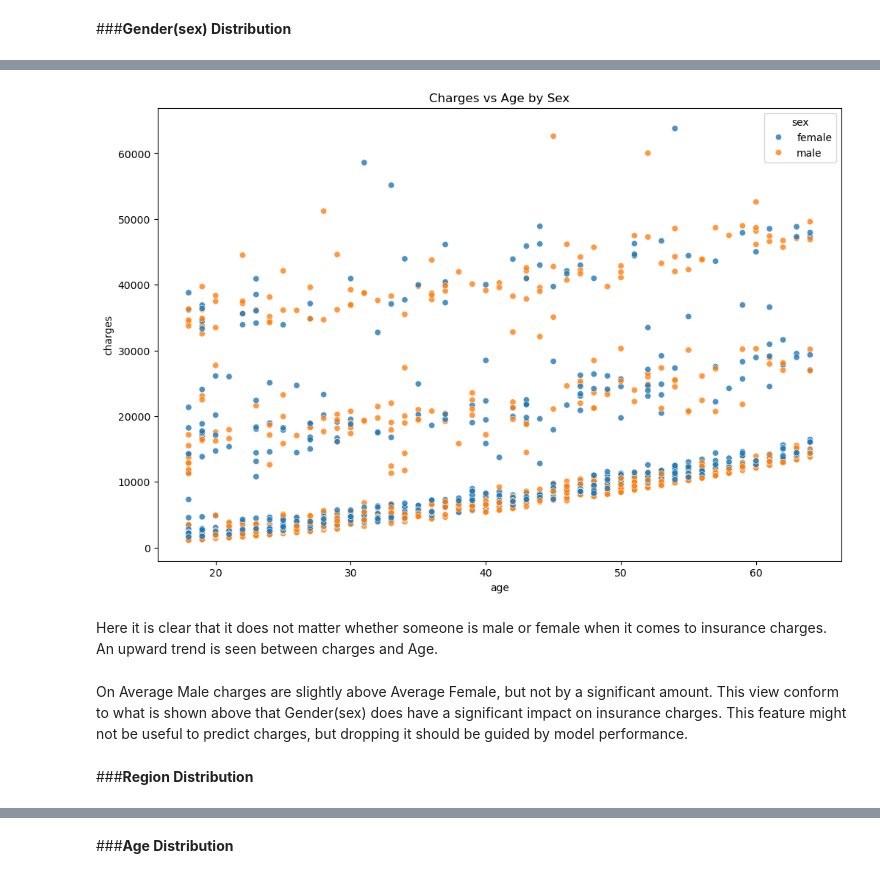
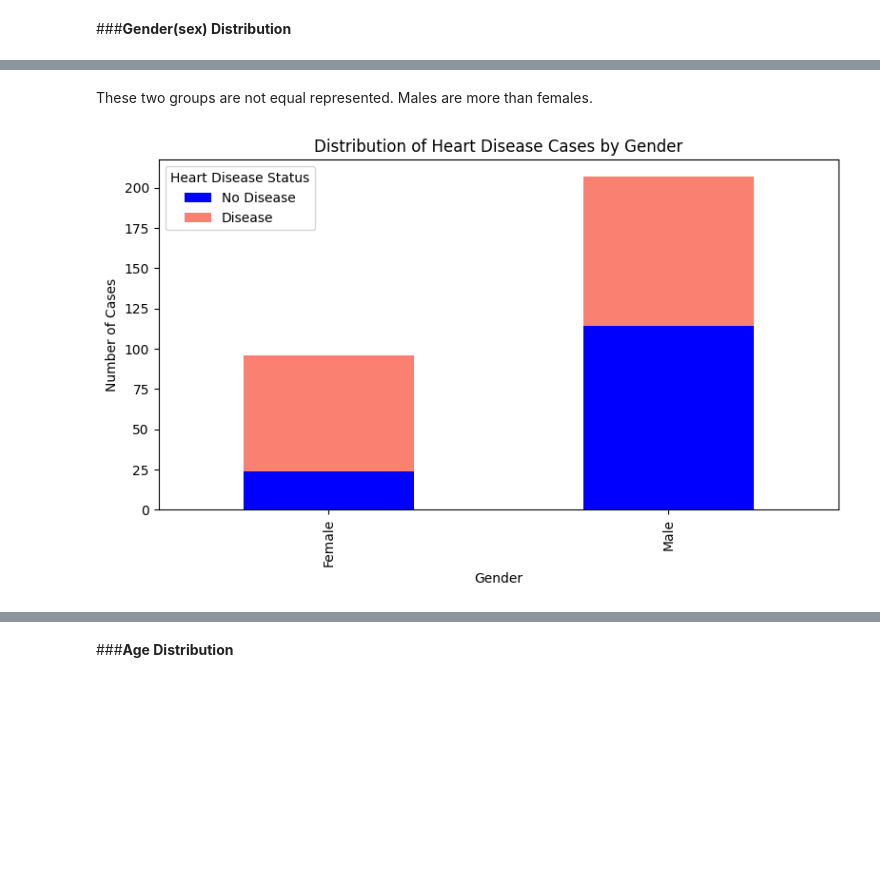
Before and after one commit to kwanda2426/projects, a Jupyter notebook: classification_lr.ipynb, the cells around one changed output, grey strips where cells are left out. Drawn from its saved outputs; the diff is of its cells as text; code cells hidden in the pictures; blank space fills up the shorter version.

```diff
--- a/classification_lr.ipynb
+++ b/classification_lr.ipynb
@@ -257,11 +259,0 @@ These two groups are approximately well represented in our dataset, hence there'
-# %%
-#distribution of charges per age group, by gender
-df_1 = df.copy()
-plt.figure(figsize = (12,8))
-sns.scatterplot(data = df_1, x ="age", y = "charges", hue = "sex", alpha=0.8, sizes=(40,200))
-plt.title("Charges vs Age by Sex")
-plt.show()
-# %% [output]
-[figure, removed]
-# %% [markdown]
-Here it is clear that it does not matter whether someone is male or female when it comes to insurance charges. An upward trend is seen between charges and Age.
@@ -285,4 +260,19 @@ fig.show()
-# %% [markdown]
-On Average Male charges are slightly above Average Female, but not by a significant amount. This view conform to what is shown above that Gender(sex) does have a significant impact on insurance charges. This feature might not be useful to predict charges, but dropping it should be guided by model performance.
-# %% [markdown]
-###**Region Distribution**
+# %% [markdown]
+These two groups are not equal represented. Males are more than females.
+# %%
+gender_df = df.groupby(['sex', 'target']).size().unstack()
+
+# Rename index for clarity
+gender_df.index = ['Female', 'Male']
+gender_df.columns = ['No Disease', 'Disease']
+
+# Plot
+gender_df.plot(kind='bar', stacked=True, figsize=(8, 5), color=['blue', 'salmon'])
+plt.title('Distribution of Heart Disease Cases by Gender')
+plt.xlabel('Gender')
+plt.ylabel('Number of Cases')
+plt.legend(title='Heart Disease Status')
+plt.tight_layout()
+plt.show()
+# %% [output]
+[figure, added]
```
Also changed, not shown: parts of 21 cells of this notebook.
